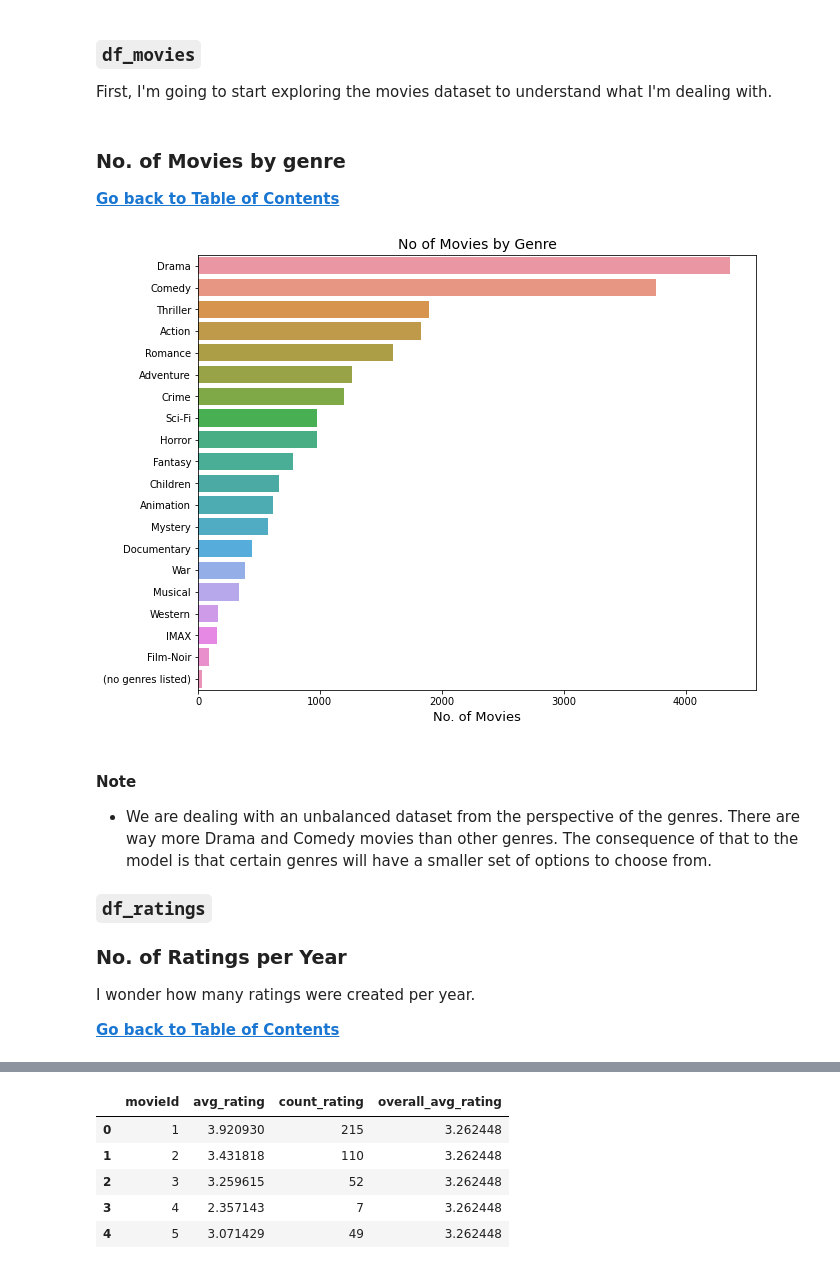
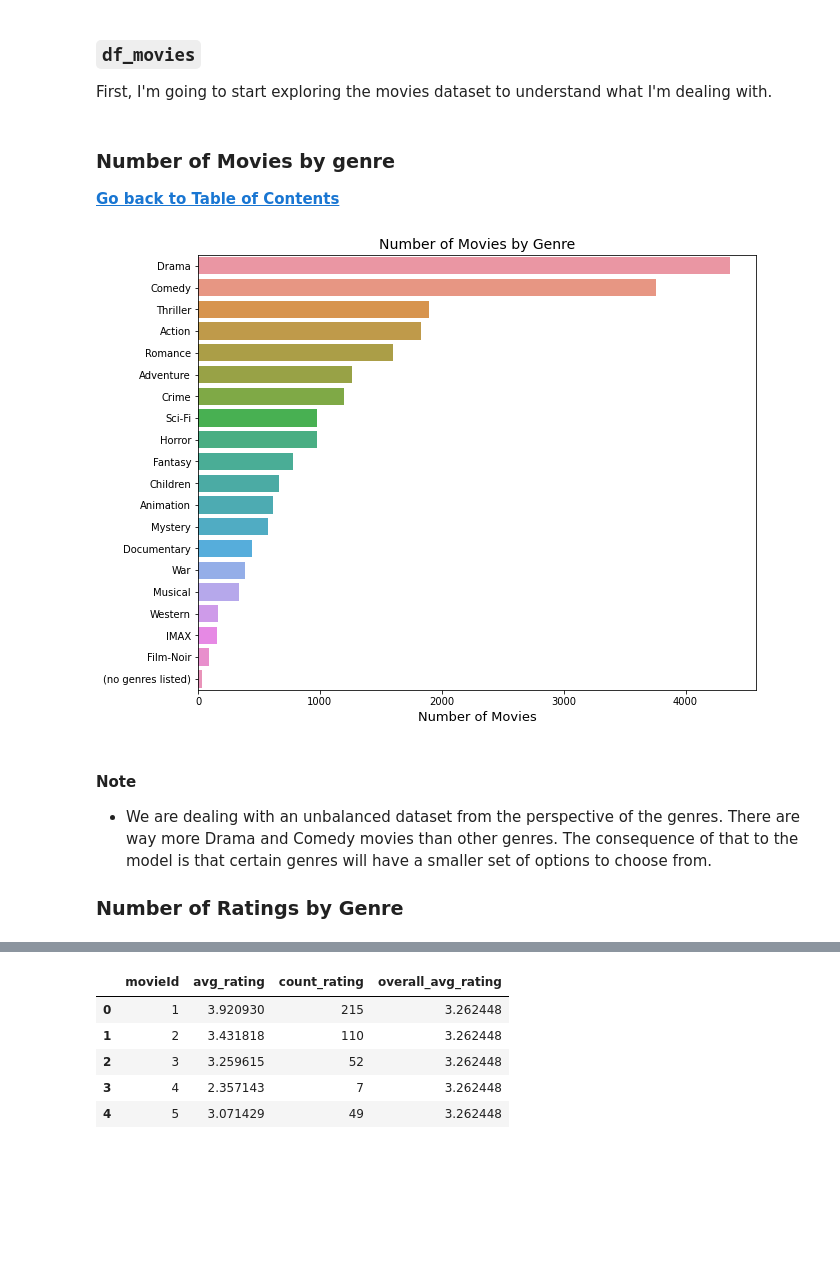
Before and after one commit to renoneto/Recommender-System, a Jupyter notebook: notebook/Movie Recommender.ipynb, the cells around one changed output, grey strips where cells are left out. Cells and saved outputs as stored; diff of their text form; code cells hidden in the pictures; blank space fills up the shorter version.

```diff
--- a/notebook/Movie Recommender.ipynb
+++ b/notebook/Movie Recommender.ipynb
@@ -55,8 +63,8 @@ warnings.filterwarnings('ignore')
 %matplotlib inline
 # %%
 # Import datasets
-df_movies = pd.read_csv('./app/data/movies.csv')
-df_ratings = pd.read_csv('./app/data/ratings.csv')
+df_movies = pd.read_csv('../app/data/movies.csv')
+df_ratings = pd.read_csv('../app/data/ratings.csv')
 # %%
 # Show first rows
 display(df_movies.head())
@@ -151,36 +159,32 @@ df_movies_new['title'] = df_movies_new.apply(lambda x:
                                              if x['release_year'] != np.nan
                                              else x['title'], axis=1)
 # %% [markdown]
-### No. of Movies by genre <a class="anchor" id="mg"></a>
+### Number of Movies by genre <a class="anchor" id="mg"></a>
 **[Go back to Table of Contents](#toc)**
 # %%
 # Create empty dictionary to store the no of movies by genre
 no_of_movies_by_genre = {}
 
 for genre in list_of_genres:
     no_of_movies = df_movies_new[genre].sum()
     no_of_movies_by_genre[genre] = no_of_movies
 
 # Transform that into a dataframe
 to_plot = pd.DataFrame.from_dict(no_of_movies_by_genre, orient='index').reset_index()
 to_plot.columns = ['genre', 'no_of_movies']
 to_plot = to_plot.sort_values('no_of_movies', ascending=False).reset_index(drop=True)
 
 # Plot
 plt.figure(figsize=(10,8))
 sns.barplot(x="no_of_movies", y="genre", data=to_plot)
-plt.title('No of Movies by Genre', size=14)
-plt.xlabel('No. of Movies', size=13)
+plt.title('Number of Movies by Genre', size=14)
+plt.xlabel('Number of Movies', size=13)
 plt.ylabel(None)
 plt.show()
 # %% [output]
-[figure, old version]
+[figure, new version]
 # %% [markdown]
 #### Note
 - We are dealing with an unbalanced dataset from the perspective of the genres. There are way more Drama and Comedy movies than other genres. The consequence of that to the model is that certain genres will have a smaller set of options to choose from.
 
-### `df_ratings`
-### No. of Ratings per Year <a class="anchor" id="ry"></a>
-I wonder how many ratings were created per year.
-
-**[Go back to Table of Contents](#toc)**
+### Number of Ratings by Genre
```
Also changed, not shown: parts of 136 cells of this notebook.
